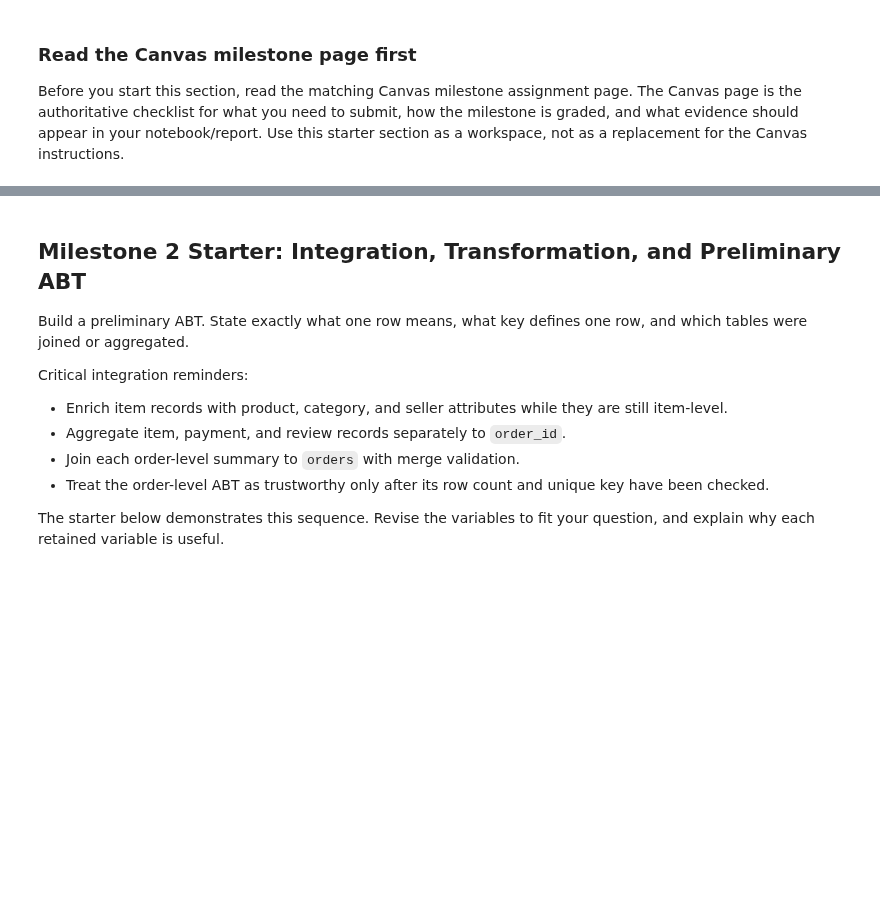
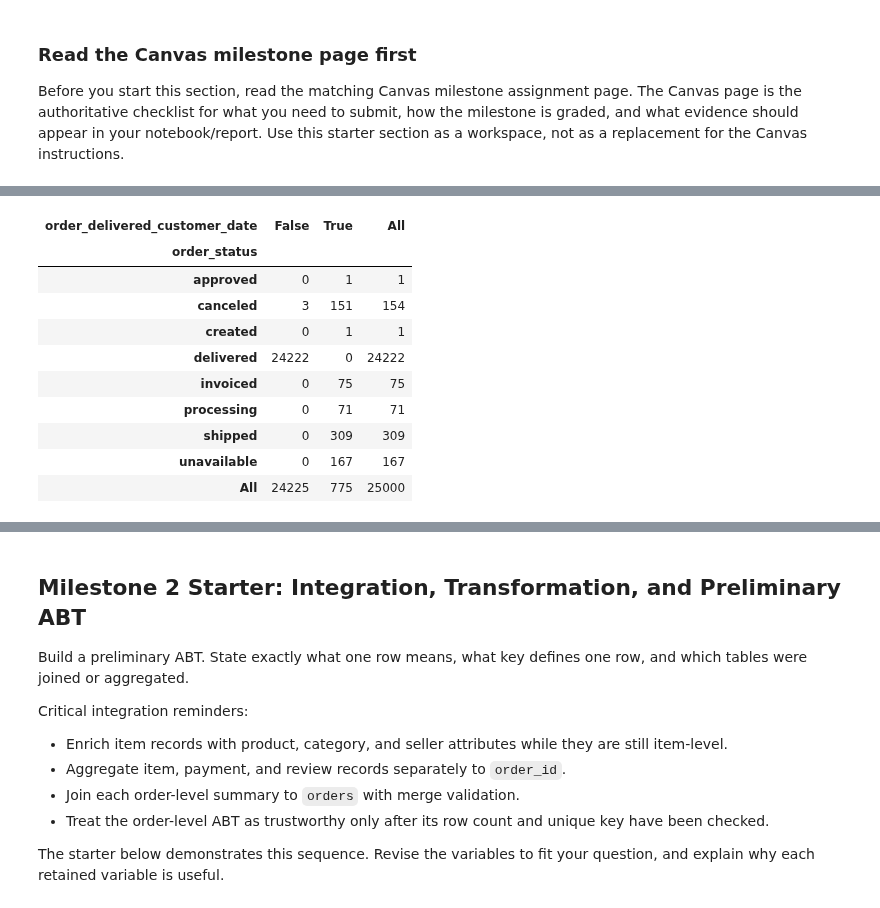
Before and after one commit to Kristinevill/ban6003-olist-project-kristine-villanueva, a Jupyter notebook: notebooks/olist_project_starter.ipynb, the cells around one changed output, grey strips where cells are left out. Cells and saved outputs as stored; diff of their text form; code cells hidden in the pictures; blank space fills up the shorter version.

```diff
--- a/notebooks/olist_project_starter.ipynb
+++ b/notebooks/olist_project_starter.ipynb
@@ -152,0 +224,18 @@ Use this cell to draft the narrative required by the Canvas Milestone 1 page.
+# %%
+pd.crosstab(
+    orders["order_status"],
+    orders["order_delivered_customer_date"].isna(),
+    margins=True
+)
+# %% [output]
+| order_delivered_customer_date | False | True | All |
+| order_status |  |  |  |
+| approved | 0 | 1 | 1 |
+| canceled | 3 | 151 | 154 |
+| created | 0 | 1 | 1 |
+| delivered | 24222 | 0 | 24222 |
+| invoiced | 0 | 75 | 75 |
+| processing | 0 | 71 | 71 |
+| shipped | 0 | 309 | 309 |
+| unavailable | 0 | 167 | 167 |
+| All | 24225 | 775 | 25000 |
```
Also changed, not shown: parts of 12 cells of this notebook.
